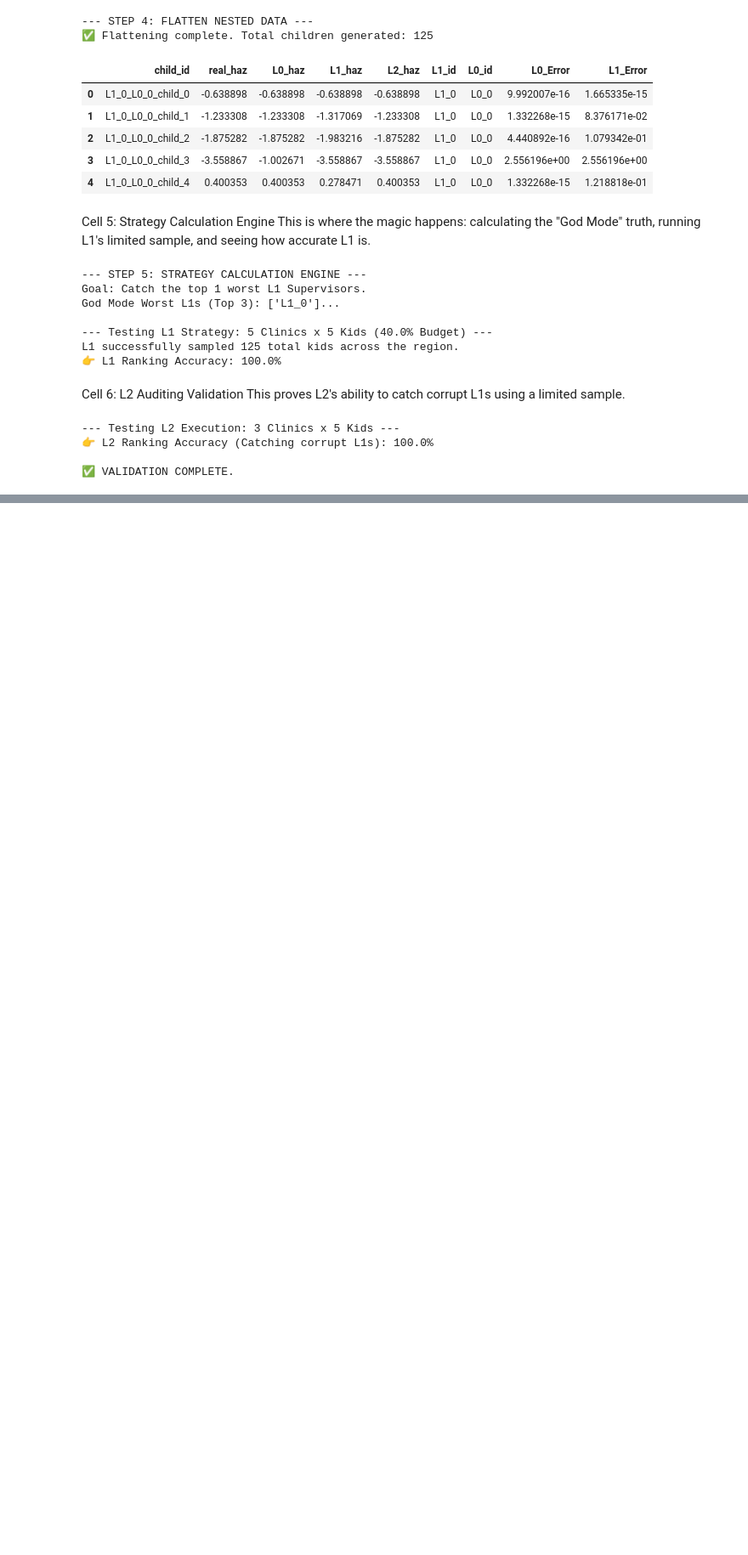
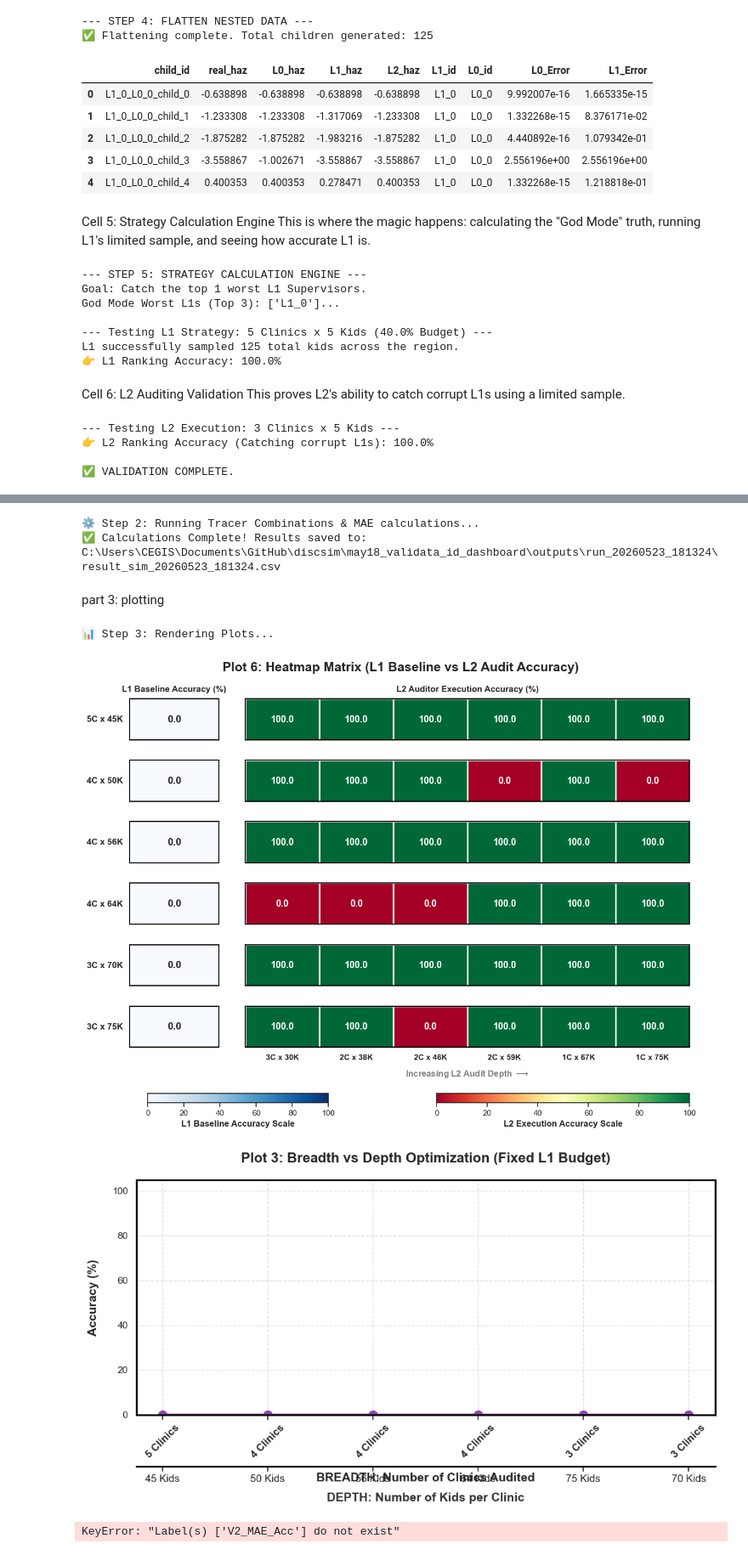
Before and after one commit to vaishnav-sudhanva/discsim, a Jupyter notebook: may18_validata_id_dashboard/api/validation_code/validation.ipynb, the cells around one changed output, grey strips where cells are left out. Shown at 85% size. Cells and saved outputs as stored; diff of their text form; code cells hidden in the pictures; blank space fills up the shorter version.

```diff
--- a/may18_validata_id_dashboard/api/validation_code/validation.ipynb
+++ b/may18_validata_id_dashboard/api/validation_code/validation.ipynb
@@ -230,0 +531,44 @@ print("\n✅ VALIDATION COMPLETE.")
+# %%
+# 5. RUN CALCULATIONS
+print("⚙️ Step 2: Running Tracer Combinations & MAE calculations...")
+
+strategy_path = metrics_calculator.run_tracer_engine(
+    df_pop,
+    task_id,
+    run_output_dir,
+    target_percentile=params["target_percentile"]
+)
+
+print(f"✅ Calculations Complete! Results saved to: {strategy_path}")
+# %% [output]
+⚙️ Step 2: Running Tracer Combinations & MAE calculations...
+✅ Calculations Complete! Results saved to: C:\Users\CEGIS\Documents\GitHub\discsim\may18_validata_id_dashboard\outputs\run_20260523_181324\result_sim_20260523_181324.csv
+# %% [markdown]
+part 3: plotting
+# %%
+# 6. DISPLAY THE RESULTS
+print("\n📊 Step 3: Rendering Plots...")
+strategy_df = pd.read_csv(strategy_path)
+
+# Plot 6: Heatmap Matrix (Filtering to 60% L1 Budget and 40% L2 Budget for the matrix slice)
+fig6 = plotting_engine.plot_6_heatmap(
+    strategy_df[(strategy_df['L1_Budget_Pct'] == '60%') & (strategy_df['L2_Budget_Pct'] == '40%')]
+)
+plt.show()
+
+# Plot 3: Breadth vs Depth (Filtering to fixed 60% L1 Budget)
+fig3 = plotting_engine.plot_3_breadth_depth(
+    strategy_df[strategy_df['L1_Budget_Pct'] == '60%']
+)
+plt.show()
+
+# Plot 2: Intra-Regional Accuracy
+fig2 = plotting_engine.plot_2_intra_regional(strategy_df)
+plt.show()
+
+print(f"✅ Round Complete! Check {run_output_dir} for your saved Parquet and CSV files.")
+# %% [output]
+📊 Step 3: Rendering Plots...
+[figure, added]
+[figure, added]
+KeyError: "Label(s) ['V2_MAE_Acc'] do not exist"
```
Also changed, not shown: parts of 8 cells of this notebook, 16 other files.
